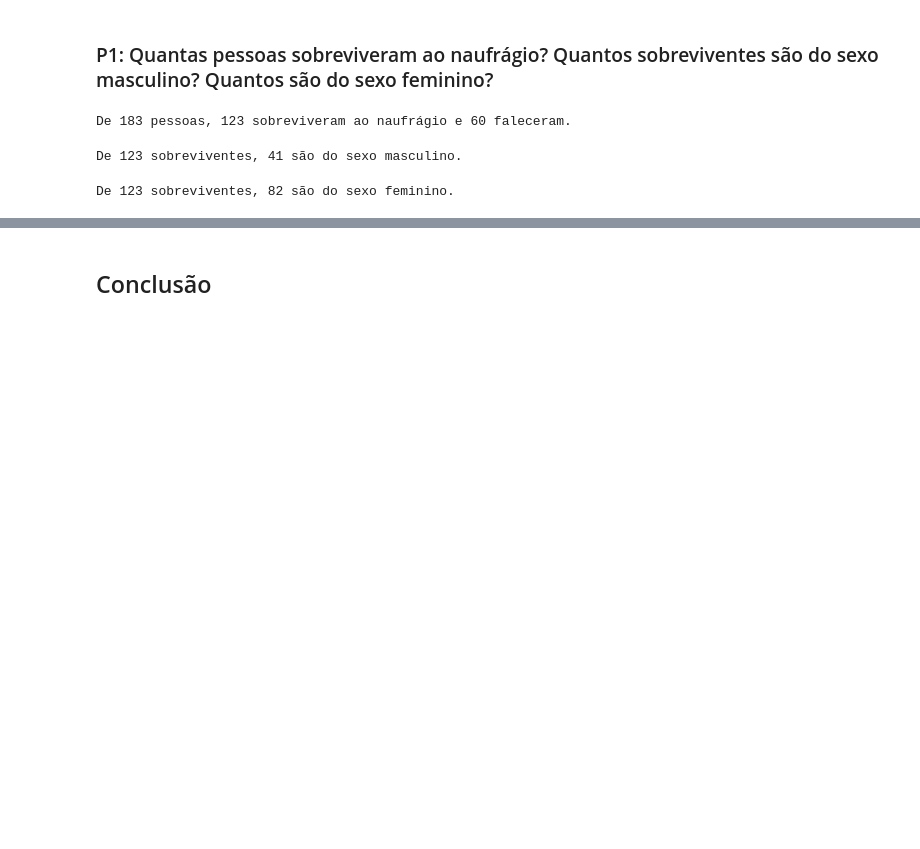
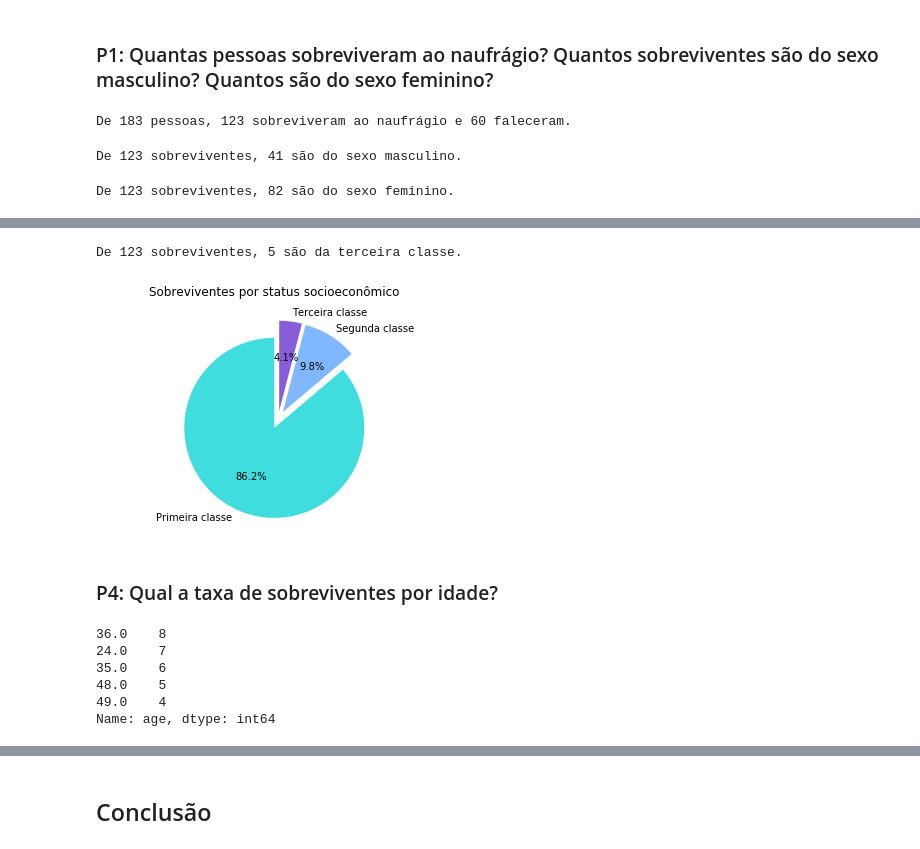
Before and after one commit to calaca/ndfdsi-investigate-a-dataset, a Jupyter notebook: investigate_a_dataset_titanic.ipynb, the cells around one changed output, grey strips where cells are left out. Saved outputs shown, nothing was run; the diff lists cells and outputs as text; code cells hidden in the pictures; blank space fills up the shorter version.

```diff
--- a/investigate_a_dataset_titanic.ipynb
+++ b/investigate_a_dataset_titanic.ipynb
@@ -232,0 +267,32 @@ plt.show()
+# %%
+# Quantos sobreviventes são da terceira classe?
+num_third_survivors = df[(df['survived']=='yes') & (df['p_class']==3)].count()[0]
+print('De {} sobreviventes, {} são da terceira classe.'.format(num_survivors, num_third_survivors))
+# %% [output]
+De 123 sobreviventes, 5 são da terceira classe.
+# %%
+# Sobreviventes por status socioeconômico
+num_survivors_class = np.array([num_first_survivors, num_second_survivors, num_third_survivors])
+label = ['Primeira classe', 'Segunda classe', 'Terceira classe']
+explode = (0.1, 0.1, 0.1)
+fig, ax = plt.subplots()
+ax.pie(num_survivors_class, explode=explode, labels=label, autopct='%1.1f%%', startangle=90, colors=['#40DDDE', '#7FB8FF', '#875DD9'])
+ax.axis('equal')
+ax.set_title('Sobreviventes por status socioeconômico', pad=15)
+plt.show()
+# %% [output]
+[figure, added]
+# %% [markdown]
+### P4: Qual a taxa de sobreviventes por idade?
+# %%
+df_survived = df[(df['survived']=='yes')]
+num_age_survived = df_survived['age'].value_counts()
+# num_age_survived.sort_values(axis='index', ascending=False, inplace=True)
+num_age_survived.head()
+# %% [output]
+36.0    8
+24.0    7
+35.0    6
+48.0    5
+49.0    4
+Name: age, dtype: int64
```
Also changed, not shown: parts of 16 cells of this notebook.
